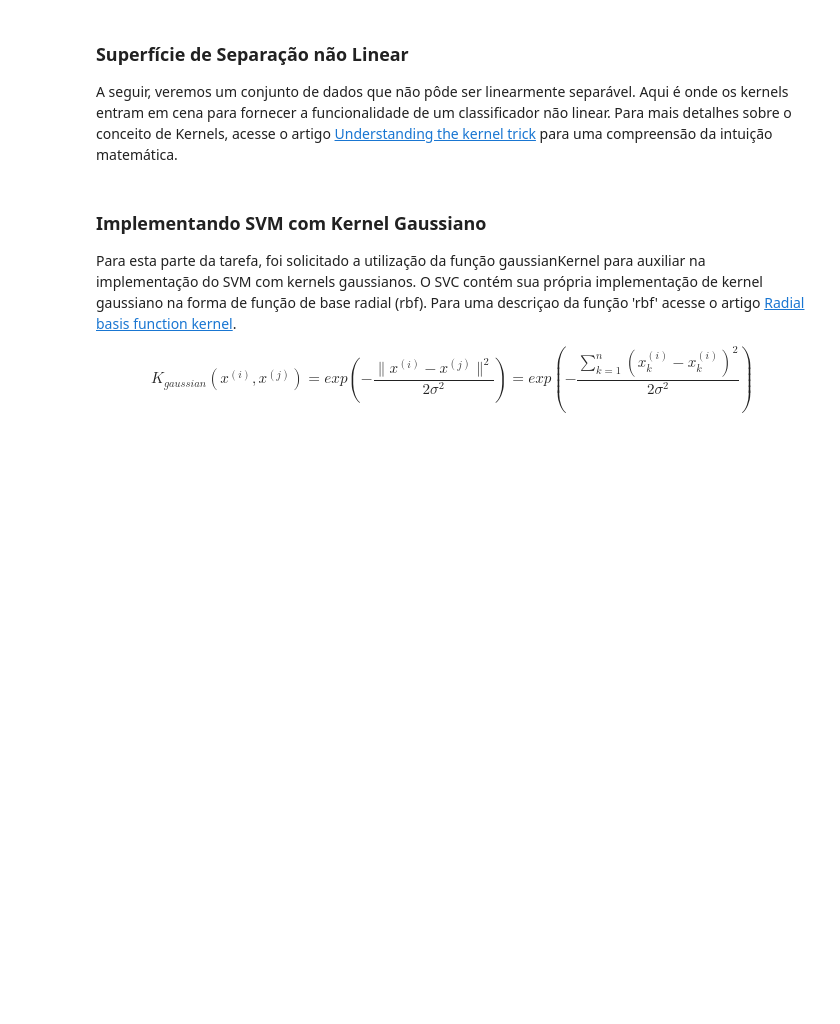
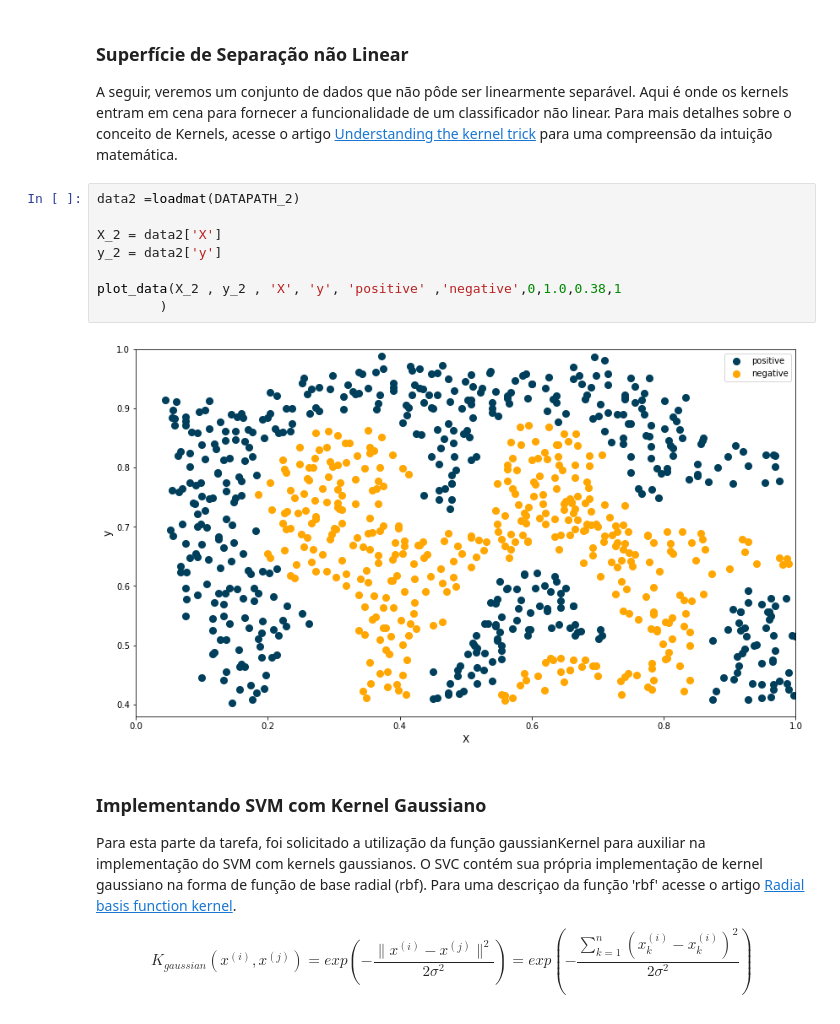
Before and after one commit to brondevitor/Python_Jorney, a Jupyter notebook: Classificação/Classificação I.ipynb, the cells around one changed output. Drawn from its saved outputs; the diff is of its cells as text; blank space fills up the shorter version.

```diff
--- a/Classificação/Classificação I.ipynb
+++ b/Classificação/Classificação I.ipynb
@@ -64,6 +96,16 @@ Alterando o limite de decisão para 100, o modelo vai para um Overfit sobre os d
 ### Superfície de Separação não Linear
 
 A seguir, veremos um conjunto de dados que não pôde ser linearmente separável. Aqui é onde os kernels entram em cena para fornecer a funcionalidade de um classificador não linear. Para mais detalhes sobre o conceito de Kernels, acesse o artigo [Understanding the kernel trick](https://towardsdatascience.com/understanding-the-kernel-trick-e0bc6112ef78) para uma compreensão da intuição matemática.
+# %%
+data2 =loadmat(DATAPATH_2)
+
+X_2 = data2['X']
+y_2 = data2['y']
+
+plot_data(X_2 , y_2 , 'X', 'y', 'positive' ,'negative',0,1.0,0.38,1
+        )
+# %% [output]
+[figure, added]
 # %% [markdown]
 ### Implementando SVM com Kernel Gaussiano
 
```
Also changed, not shown: parts of 2 cells of this notebook.
